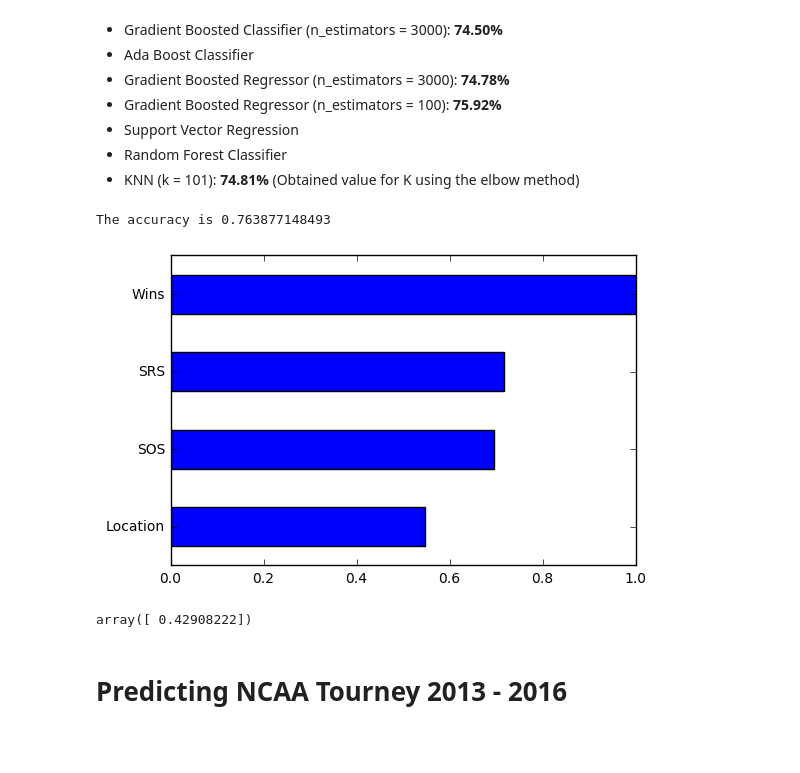
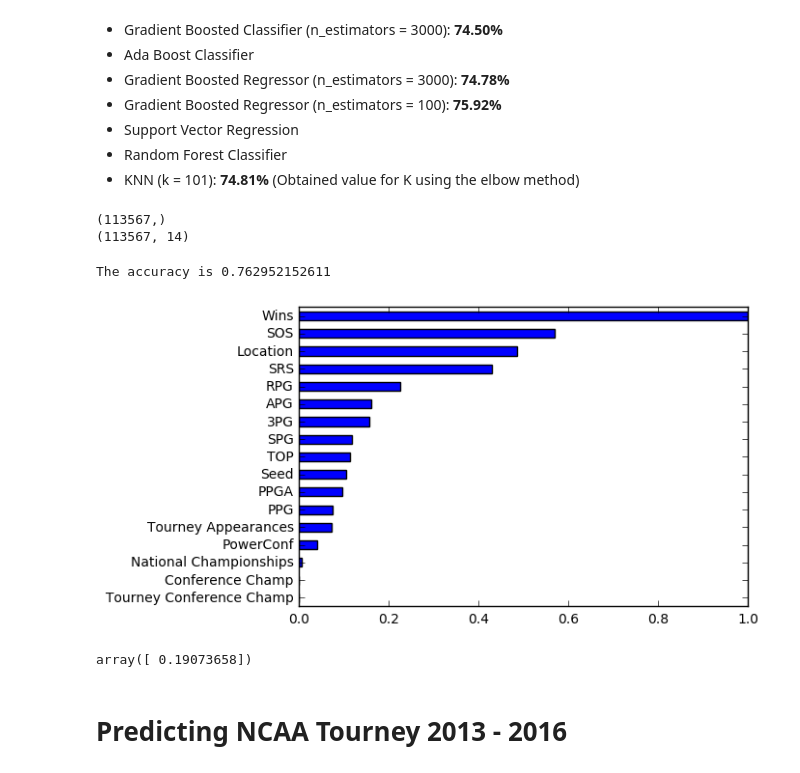
Before and after one commit to adeshpande3/March-Madness-2017, a Jupyter notebook: March Madness 2017.ipynb, the cells around one changed output. Saved outputs shown, nothing was run; the diff lists cells and outputs as text; code cells hidden in the pictures; blank space fills up the shorter version.

Commit message:
add training info for tourney

```diff
--- a/March Madness 2017.ipynb
+++ b/March Madness 2017.ipynb
@@ -605,17 +647,17 @@ yTrain = np.load('yTrain.npy')
 
 #model = tree.DecisionTreeClassifier()
 #model = tree.DecisionTreeRegressor()
-#model2 = linear_model.LogisticRegression()
-#model = linear_model.BayesianRidge()
+model4 = linear_model.LogisticRegression()
+model2 = linear_model.BayesianRidge()
 #model = linear_model.Lasso()
 #model = svm.SVC()
 #model = svm.SVR()
 #model = linear_model.Ridge(alpha = 0.5)
 #model = AdaBoostClassifier(n_estimators=100)
-#model1 = GradientBoostingClassifier(n_estimators=100)
+model5 = GradientBoostingClassifier(n_estimators=100)
 model = GradientBoostingRegressor(n_estimators=100)
 #model = RandomForestClassifier(n_estimators=200)
-#model3 = KNeighborsClassifier(n_neighbors=101)
+model3 = KNeighborsClassifier(n_neighbors=101)
 #neuralNetwork(10)
 #model = VotingClassifier(estimators=[('GBR', model1), ('BR', model2), ('KNN', model3)], voting='soft')
 # %%
@@ -631,30 +673,48 @@ def showFeatureImportance(my_categories):
     fx_imp /= fx_imp.max()
     fx_imp.sort()
     fx_imp.plot(kind='barh')
+# %%
+xTrain = np.load('modifiedxTrain.npy')
+yTrain = np.load('yTrain.npy')
+#xTrain = xTrain[60000:, :]
+#yTrain = yTrain[60000:]
+print yTrain.shape
+print xTrain.shape
+# %% [output]
+(113567,)
+(113567, 14)
 # %%
-#categories=['Wins','PPG','PPGA','PowerConf','3PG','TOP', 'APG', 'Conference Champ', 'Tourney Conference Champ',
-#            'Seed','SOS','SRS', 'Rebounds', 'Steals', 'Tourney Appearances','National Championships','Location']
-categories = ['Wins','SOS','SRS','Location']
+categories=['Wins','PPG','PPGA','PowerConf','3PG', 'APG','TOP','Conference Champ','Tourney Conference Champ',
+           'Seed','SOS','SRS', 'RPG', 'SPG', 'Tourney Appearances','National Championships','Location']
 accuracy=[]
 for i in range(1):
     X_train, X_test, Y_train, Y_test = train_test_split(xTrain, yTrain)
-    model.fit(X_train, Y_train)
-    results = model.fit(X_train, Y_train)
-    preds = model.predict(X_test)
+    results1 = model.fit(X_train, Y_train)
+    preds1 = model.predict(X_test)
+
+    results2 = model2.fit(X_train, Y_train)
+    preds2 = model2.predict(X_test)
+
+    results3 = model3.fit(X_train, Y_train)
+    preds3 = model3.predict(X_test)
+
+    results4 = model4.fit(X_train, Y_train)
+    preds4 = model4.predict(X_test)
+
+    results5 = model5.fit(X_train, Y_train)
+    preds5 = model5.predict(X_test)
+
+    preds = (preds1 + preds2 + preds3 + preds4 + preds5)/5
+
     preds[preds < .5] = 0
     preds[preds >= .5] = 1
-    #showDependency(preds, X_test, 'Wins', categories)
-    #showDependency(preds, X_test, 'PPG', categories)
-    #showDependency(preds, X_test, 'PPGA', categories)
-    #showDependency(preds, X_test, 'SOS', categories)
-    #showDependency(preds, X_test, 'Seed', categories)
     accuracy.append(np.mean(preds == Y_test))
     #accuracy.append(np.mean(predictions == Y_test))
 print "The accuracy is", sum(accuracy)/len(accuracy)
 showFeatureImportance(categories)
 # %% [output]
-The accuracy is 0.763877148493
+The accuracy is 0.762952152611
-[figure, old version]
+[figure, new version]
 # %%
 def predictGame(team_1_vector, team_2_vector, home):
     diff = [a - b for a, b in zip(team_1_vector, team_2_vector)]
@@ -663,10 +731,10 @@ def predictGame(team_1_vector, team_2_vector, home):
     #return model.predict_proba([diff])
 # %%
-team1_vector = getSeasonData(teams_pd[teams_pd['Team_Name'] == 'Kentucky'].values[0][0], 2014)
-team2_vector = getSeasonData(teams_pd[teams_pd['Team_Name'] == 'Michigan'].values[0][0], 2014)
+team1_vector = getSeasonData(teams_pd[teams_pd['Team_Name'] == 'North Carolina'].values[0][0], 2016)
+team2_vector = getSeasonData(teams_pd[teams_pd['Team_Name'] == 'Villanova'].values[0][0], 2016)
 predictGame(team1_vector, team2_vector, 0)
 # %% [output]
-array([ 0.42908222])
+array([ 0.19073658])
 # %% [markdown]
 # Predicting NCAA Tourney 2013 - 2016
 # %% [markdown]
```
Also changed, not shown: parts of 9 cells of this notebook, 5 other files.
